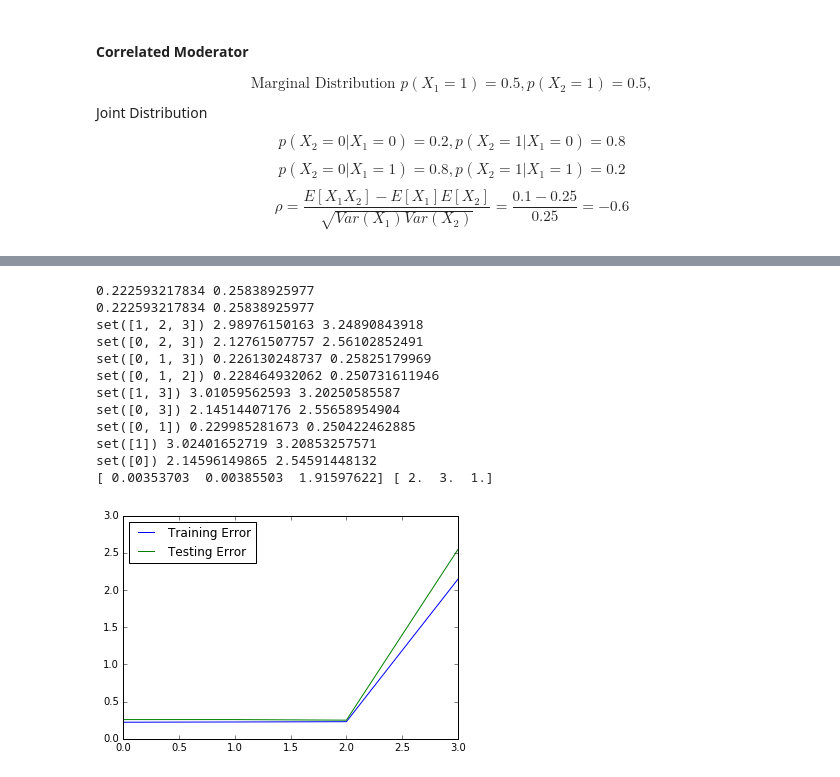
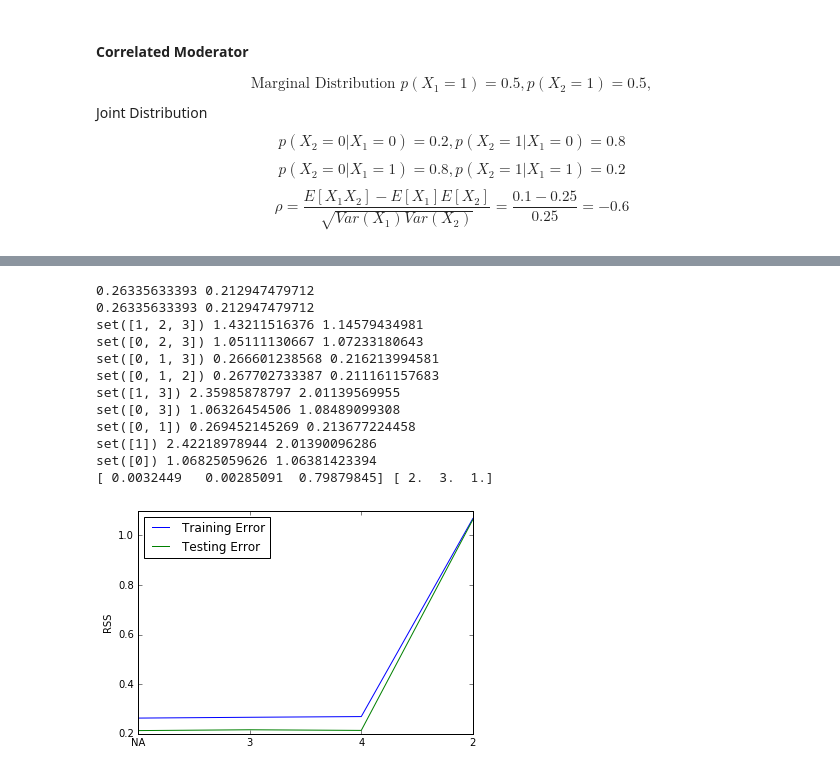
Before and after one commit to jtwangac/AM221_project, a Jupyter notebook: exp_continous.ipynb, the cells around one changed output, grey strips where cells are left out. Saved outputs shown, nothing was run; the diff lists cells and outputs as text; code cells hidden in the pictures.

```diff
--- a/exp_continous.ipynb
+++ b/exp_continous.ipynb
@@ -288,6 +188,0 @@ inds = list(product([0,1],repeat=4))
-# %%
-# introducint product terms
-X = np.copy(D[:,:4])
-for i in inds:
-    Xprod = np.prod(D[:,np.nonzero(np.array(i))[0]],axis=1)
-    X = np.hstack([X,(D[:,-1]*Xprod).reshape(-1,1)])
@@ -397,26 +221,3 @@ train_y = y#[:int(n*0.8)]
 test_y = y#[int(n*0.8):]
 # %% [output]
 (100000, 6)
-# %%
-violation = False
-for i in range(1,4):
-    s_y = list(itertools.combinations(np.arange(6),i+2))
-    for s in s_y:
-        s_x = list(itertools.combinations(s,i+1))
-        comp = set(np.arange(6)).difference(set(s))
-        for sub_s_x in s_x:
-            for c in comp:
-                s = set(s)
-                sub_s_x = set(sub_s_x )
-                print 'X = {}; Y={}; x = {}'.format(sub_s_x,s,c)
-                train_err1 = lr(s,train_X,train_y,test_X,test_y)[0]
-                train_err2 = lr(sub_s_x,train_X,train_y,test_X,test_y)[0]
-                s.add(c)
-                sub_s_x.add(c)
-                print train_err1 - lr(s,train_X,train_y,test_X,test_y)[0],\
-                  train_err2 - lr(sub_s_x,train_X,train_y,test_X,test_y)[0]
-                if train_err1 - lr(s,train_X,train_y,test_X,test_y)[0]<train_err2 - lr(sub_s_x,train_X,train_y,test_X,test_y)[0]:
-                    violation = True
-                s.remove(c)
-                sub_s_x.remove(c)
-print violation
@@ -446,16 +229,6 @@ $$p(X_2=0|X_1=0) = 0.2, p(X_2=1|X_1=0) = 0.8$$
 $$p(X_2=0|X_1=1) = 0.8, p(X_2=1|X_1=1) = 0.2$$
 $$\rho = \frac{E[X_1X_2]-E[X_1]E[X_2]}{\sqrt{Var(X_1)Var(X_2)}}=\frac{0.1-0.25}{0.25}=-0.6$$
 # %%
-# probs = np.array([0.4,0.6,0.5])
-# n = 10**6
-# for i,k in enumerate(itertools.product([0,1],repeat=len(probs))):
-#     l = np.prod(probs**np.array(k))*np.prod((1-probs)**(1-np.array(k)))*n+1e-6
-#     l = int(l)
-#     if i==0:X = np.tile(np.array(k),(l,1))
-#     else:X = np.vstack([X,np.tile(np.array(k),(l,1))])
-# print X.shape
-# X = X[np.random.permutation(n)]
-
 n = 1000
 # Generate correlated X1,X2
 x1 = np.zeros(n)
@@ -473,6 +246,9 @@ X = np.zeros((n,2))
 for i,p in enumerate(probs):
     X[:,i]=np.array([np.random.binomial(1,p) for j in range(n)])
 X = np.hstack([Y,X])
+cp = np.copy(X[:,2])
+X[:,2] = X[:,1]
+X[:,1] = cp
 z = np.random.randn(n).reshape(n,1)
 y = np.zeros(n)
 beta = np.random.randn(4,2)*2
@@ -564,43 +341,45 @@ test_r = np.zeros(4)
 r = np.zeros(3)
 feature_set = set(np.arange(4))
 train_err,test_err=lr(feature_set,train_X,train_y,test_X,test_y)
 print train_err,test_err
 print train_err,test_err
 train_r[0] = train_err
 test_r[0] = test_err
 removed = np.zeros(3)
 for i in range(3):
     dr = 100
     f = 0
     for s in feature_set:
         feature_set.remove(s)
         train_err,test_err=lr(feature_set,train_X,train_y,test_X,test_y)
         print feature_set,train_err,test_err
         if train_err-train_r[i]<dr:
             dr = train_err-train_r[i]
             train_r[i+1] = train_err
             test_r[i+1] = test_err
             f = s;
         feature_set.add(s)
     r[i] = train_r[i+1]-train_r[i]
     feature_set.remove(f)
     removed[i]=f
 print r,removed
 plt.plot(np.arange(4),train_r,label='Training Error')
 plt.plot(np.arange(4),test_r,label = 'Testing Error')
+plt.xticks(np.arange(4),np.hstack(['NA',rm_order+1]))
+plt.ylabel('RSS')
 plt.legend(loc='best')
 plt.show()
 # %% [output]
-0.222593217834 0.25838925977
-0.222593217834 0.25838925977
-set([1, 2, 3]) 2.98976150163 3.24890843918
-set([0, 2, 3]) 2.12761507757 2.56102852491
-set([0, 1, 3]) 0.226130248737 0.25825179969
-set([0, 1, 2]) 0.228464932062 0.250731611946
-set([1, 3]) 3.01059562593 3.20250585587
-set([0, 3]) 2.14514407176 2.55658954904
-set([0, 1]) 0.229985281673 0.250422462885
-set([1]) 3.02401652719 3.20853257571
-set([0]) 2.14596149865 2.54591448132
-[ 0.00353703  0.00385503  1.91597622] [ 2.  3.  1.]
+0.26335633393 0.212947479712
+0.26335633393 0.212947479712
+set([1, 2, 3]) 1.43211516376 1.14579434981
+set([0, 2, 3]) 1.05111130667 1.07233180643
+set([0, 1, 3]) 0.266601238568 0.216213994581
+set([0, 1, 2]) 0.267702733387 0.211161157683
+set([1, 3]) 2.35985878797 2.01139569955
+set([0, 3]) 1.06326454506 1.08489099308
+set([0, 1]) 0.269452145269 0.213677224458
+set([1]) 2.42218978944 2.01390096286
+set([0]) 1.06825059626 1.06381423394
+[ 0.0032449   0.00285091  0.79879845] [ 2.  3.  1.]
-[figure, old version]
+[figure, new version]
```
Also changed, not shown: parts of 36 cells of this notebook, 13 other files.
